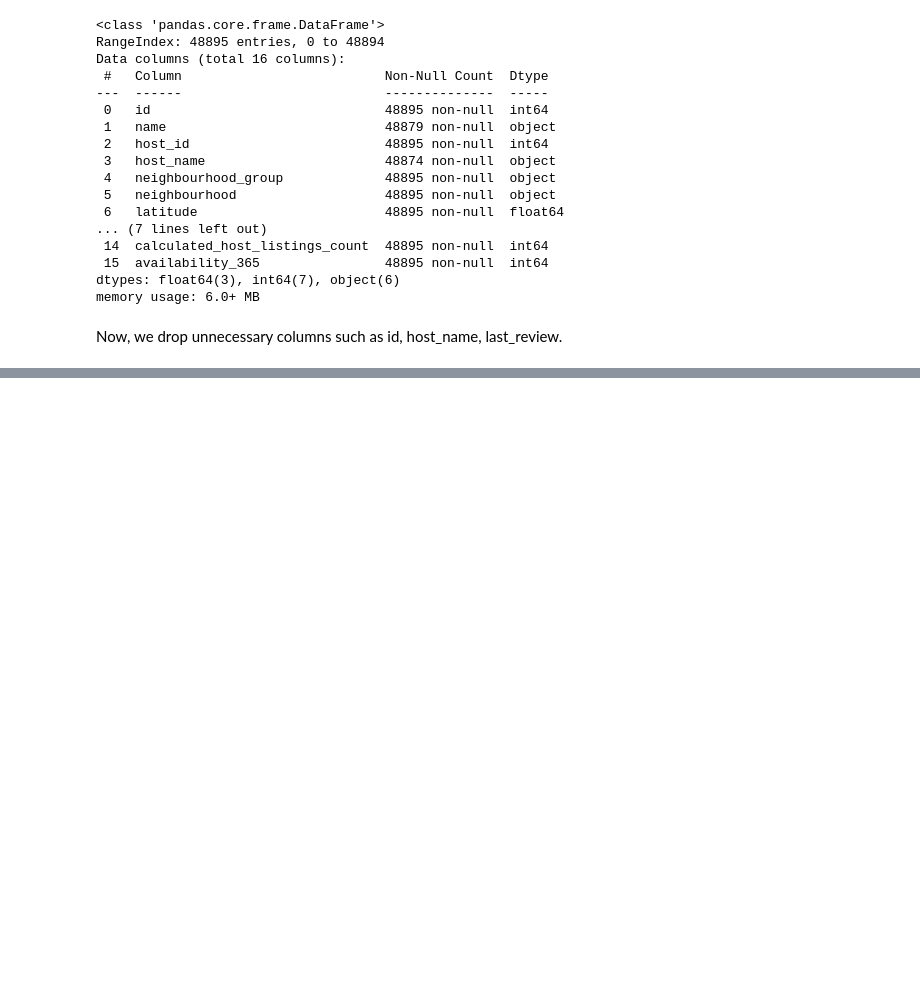
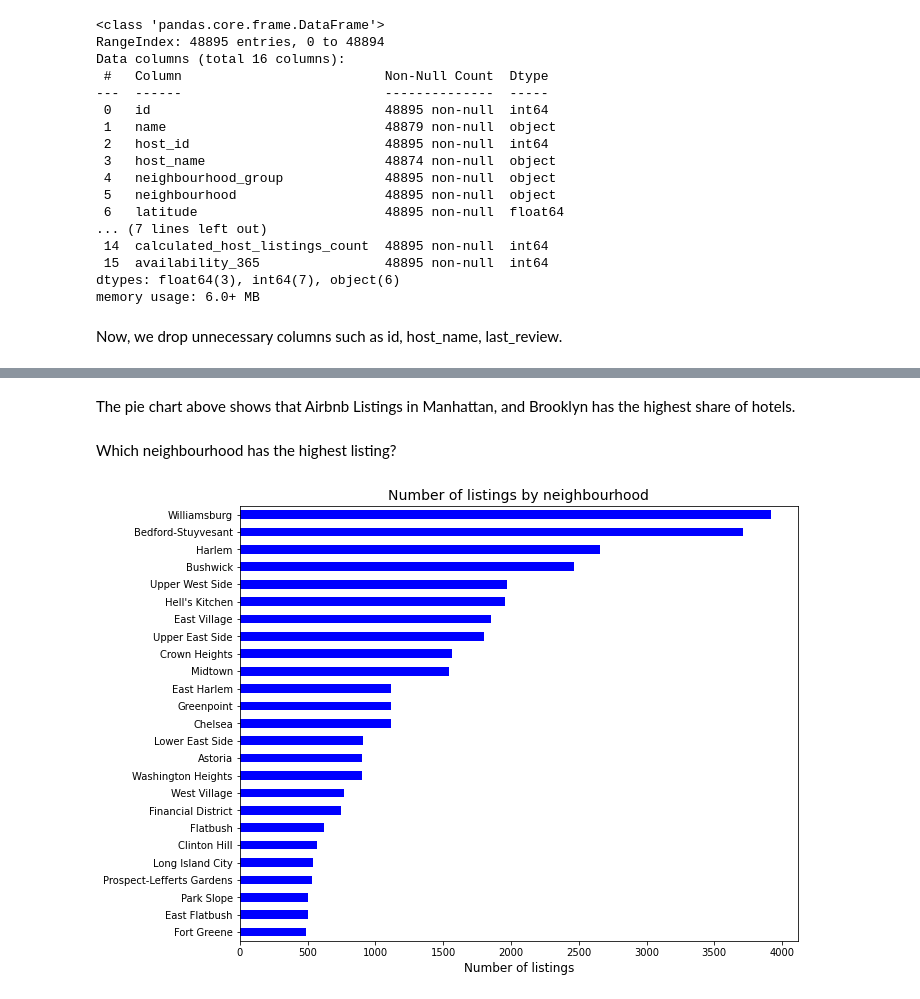
Before and after one commit to nishigandha2/airbnb-booking-analysis, a Jupyter notebook: AIRBNB_.ipynb, the cells around one changed output, grey strips where cells are left out. Saved outputs shown, nothing was run; the diff lists cells and outputs as text; code cells hidden in the pictures; blank space fills up the shorter version.

```diff
--- a/AIRBNB_.ipynb
+++ b/AIRBNB_.ipynb
@@ -126,0 +163,14 @@ airbnb_df.fillna({'reviews_per_month':0},inplace=True)
+# %% [markdown]
+The pie chart above shows that Airbnb Listings in Manhattan, and Brooklyn has the highest share of hotels.
+# %% [markdown]
+Which neighbourhood has the highest listing?
+# %%
+#Seeing which neighborhood has the highest number of listings
+feq = airbnb_df['neighbourhood'].value_counts().sort_values(ascending=True)
+feq = feq[-25:]
+feq.plot.barh(figsize=(10,8), color ='b', width= 0.5)
+plt.title('Number of listings by neighbourhood', fontsize=14)
+plt.xlabel('Number of listings', fontsize = 12)
+plt.show()
+# %% [output]
+[figure, added]
```
Also changed, not shown: parts of 12 cells of this notebook.
